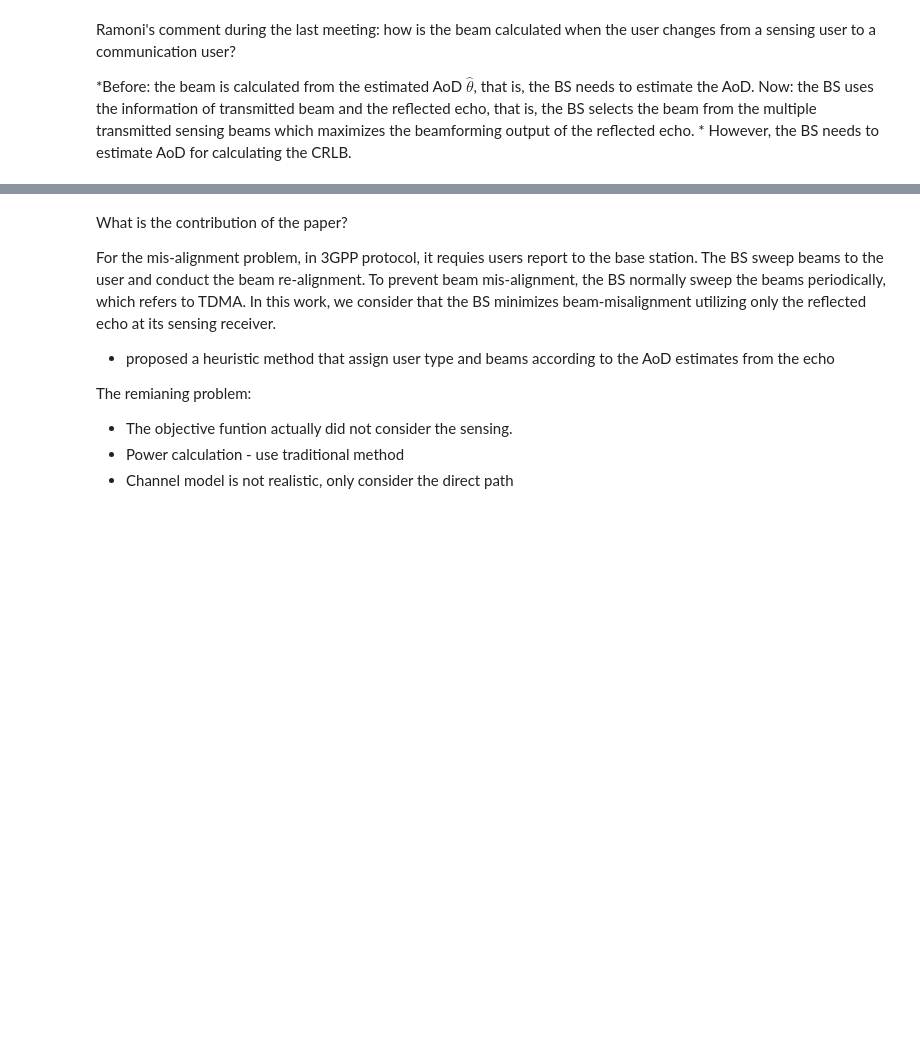
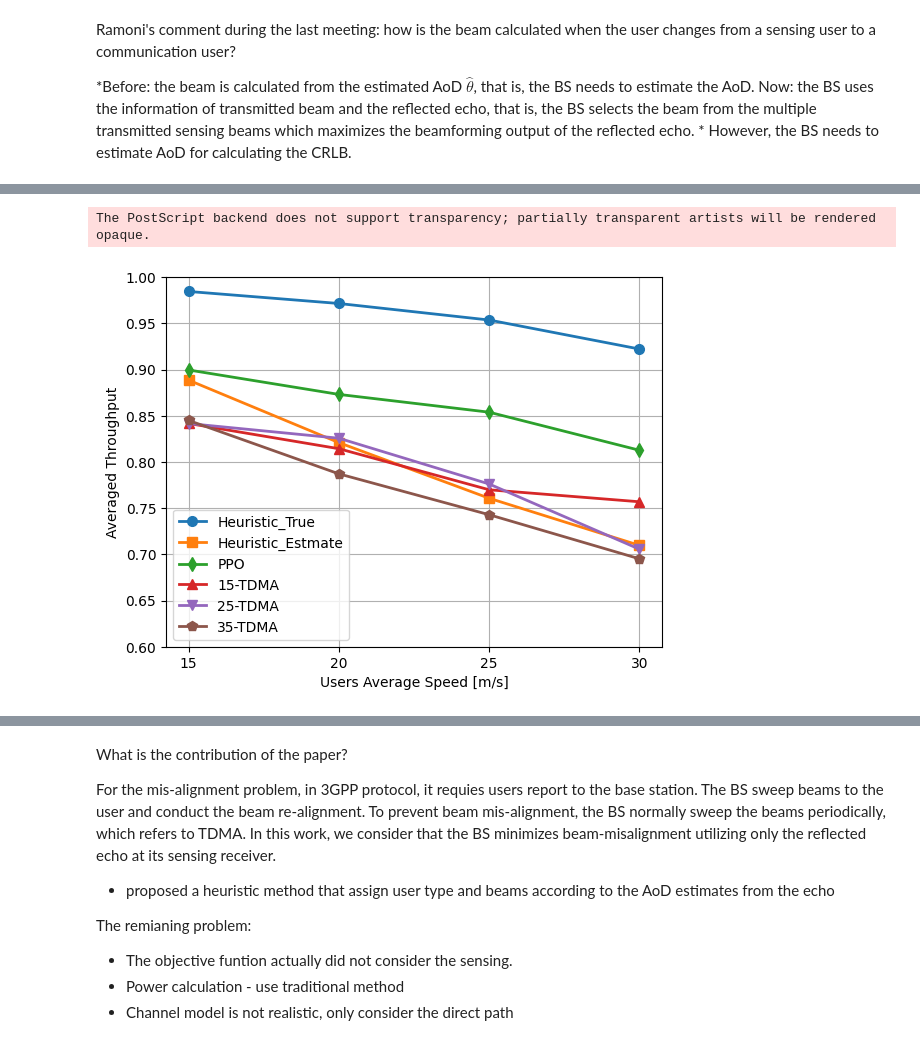
Before and after one commit to april427/Centric-BM, a Jupyter notebook: documents/09-27.ipynb, the cells around one changed output, grey strips where cells are left out. Saved outputs shown, nothing was run; the diff lists cells and outputs as text; code cells hidden in the pictures; blank space fills up the shorter version.

```diff
--- a/documents/09-27.ipynb
+++ b/documents/09-27.ipynb
@@ -196,3 +285,62 @@ However, the BS needs to estimate AoD for calculating the CRLB.
+# %%
+import numpy as np
+import matplotlib.pyplot as plt
+
+folder = 'Multi-user-BM/results_bm/'
+file_name = ['Thp_heuristic_2UE_rician_v=15','Thp_heuristic_2UE_rician_v=20', 'Thp_heuristic_2UE_rician_v=25', 'Thp_heuristic_2UE_rician_v=30',
+    'Thp_heuristic_crlb_est_2UE_rician_v=15','Thp_heuristic_crlb_est_2UE_rician_v=20', 'Thp_heuristic_crlb_est_2UE_rician_v=25', 'Thp_heuristic_crlb_est_2UE_rician_v=30', 'Thp_PPO_rician_2ue_1reward_inx_v=15','Thp_PPO_rician_2ue_1reward_inx_v=20', 'Thp_PPO_rician_2ue_1reward_inx_v=25','Thp_PPO_rician_2ue_1reward_inx_v=30',
+    'Thp_15TDMA_2UE_rician_v=15','Thp_15TDMA_2UE_rician_v=20',   'Thp_15TDMA_2UE_rician_v=25',    'Thp_15TDMA_2UE_rician_v=30',
+    'Thp_25TDMA_2UE_rician_v=15','Thp_25TDMA_2UE_rician_v=20', 'Thp_25TDMA_2UE_rician_v=25', 'Thp_25TDMA_2UE_rician_v=30',
+    'Thp_35TDMA_2UE_rician_v=15','Thp_35TDMA_2UE_rician_v=20', 'Thp_35TDMA_2UE_rician_v=25', 'Thp_35TDMA_2UE_rician_v=30'
+    ]
+
+speed = ('15','20', '25', '30')
+
+categories = ('Heuristic_True', 'Heuristic_Estmate', 'PPO', '15-TDMA', '25-TDMA', '35-TDMA')
+
+Thp = {}
+for cat in categories:
+    Thp[cat] = ()
+
+i=0
+for cat in categories:
+    for s in range(len(speed)):
+        thp = np.loadtxt(folder + file_name[i])
+        Thp[cat] += (np.mean(thp), )
+        i+=1
+
+# Define the positions for the bars
+bar_width = 0.1
+index = np.arange(len(speed))
+multiplier = 0
+
+# fig, ax = plt.subplots()
+# for attribute, measurement in Thp.items():
+#     rects = ax.bar(index + multiplier, measurement, bar_width, label=attribute)
+#     #ax.bar_label(rects, padding=3)
+#     multiplier += bar_width
+
+# # Add labels, title, and legend
+# ax.set_xlabel('Speed')
+# ax.set_ylabel('Averaged Throughput')
+# ax.set_xticks(index + bar_width, speed)
+# ax.legend()
+# plt.show()
+
+
+fig_line, ax_line = plt.subplots()
+markers = ['o', 's', 'd', '^', 'v', 'p', 'P', '*', 'X']
+for indx, cat  in enumerate(categories):
+    ax_line.plot(speed, Thp[cat], linewidth=2, label=cat, marker= markers[indx], markersize=7)
+ax_line.legend()
+ax_line.grid()
+ax_line.set_ylim([0.6, 1])
+ax_line.set_xlabel('Users Average Speed [m/s]')
+ax_line.set_ylabel('Averaged Throughput')
+plt.savefig('throughput_speed_2UE.eps',format='eps')
+# %% [output]
+The PostScript backend does not support transparency; partially transparent artists will be rendered opaque.
+[figure, added]
 # %%
 import numpy as np
 import matplotlib.pyplot as plt
```
Also changed, not shown: parts of 5 cells of this notebook, 11 other files.
